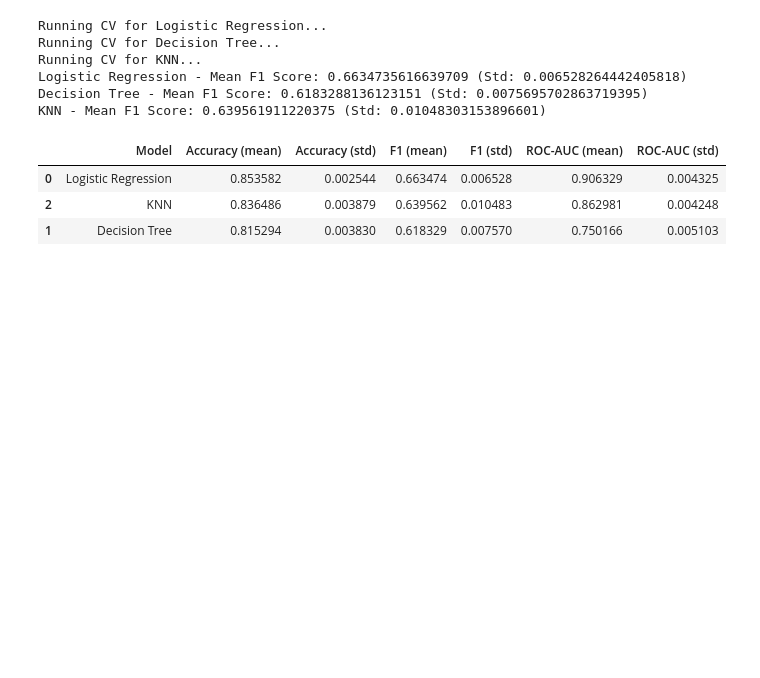
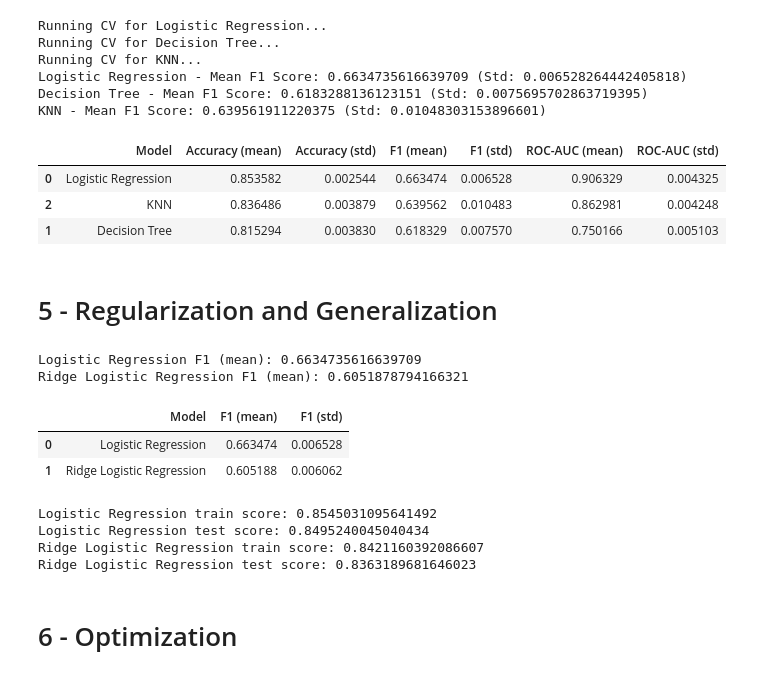
Before and after one commit to kiyanzade/adult-income-ml-pipeline, a Jupyter notebook: adult-income-ml.ipynb, the cells around one changed output. Saved outputs shown, nothing was run; the diff lists cells and outputs as text; code cells hidden in the pictures; blank space fills up the shorter version.

```diff
--- a/adult-income-ml.ipynb
+++ b/adult-income-ml.ipynb
@@ -464,3 +464,68 @@ results_df_sorted
 | 0 | Logistic Regression | 0.853582 | 0.002544 | 0.663474 | 0.006528 | 0.906329 | 0.004325 |
 | 2 | KNN | 0.836486 | 0.003879 | 0.639562 | 0.010483 | 0.862981 | 0.004248 |
 | 1 | Decision Tree | 0.815294 | 0.003830 | 0.618329 | 0.007570 | 0.750166 | 0.005103 |
+# %% [markdown]
+<h1> 5 - Regularization and Generalization
+# %%
+from sklearn.linear_model import RidgeClassifier
+
+# Ridge Regularized Logistic Regression pipeline
+ridge_logreg_pipe = Pipeline(steps=[
+    ("preprocess", preprocessor),
+    ("model", RidgeClassifier(alpha=1.0))  # alpha کنترل شدت regularization
+])
+# %%
+# Cross-validation برای مدل‌های Logistic Regression و Ridge
+from sklearn.model_selection import cross_val_score
+
+# مدل ساده Logistic Regression
+logreg_pipe = Pipeline(steps=[
+    ("preprocess", preprocessor),
+    ("model", LogisticRegression(max_iter=1000, random_state=RANDOM_SEED))
+])
+
+# ارزیابی هر دو مدل با استفاده از cross-validation
+logreg_scores = cross_val_score(logreg_pipe, X_train, y_train_encoded, cv=5, scoring='f1')
+ridge_scores = cross_val_score(ridge_logreg_pipe, X_train, y_train_encoded, cv=5, scoring='f1')
+
+print("Logistic Regression F1 (mean):", logreg_scores.mean())
+print("Ridge Logistic Regression F1 (mean):", ridge_scores.mean())
+# %% [output]
+Logistic Regression F1 (mean): 0.6634735616639709
+Ridge Logistic Regression F1 (mean): 0.6051878794166321
+# %%
+# مقایسه نتایج بین مدل ساده و مدل Ridge
+comparison_results = {
+    "Model": ["Logistic Regression", "Ridge Logistic Regression"],
+    "F1 (mean)": [logreg_scores.mean(), ridge_scores.mean()],
+    "F1 (std)": [logreg_scores.std(), ridge_scores.std()]
+}
+
+comparison_df = pd.DataFrame(comparison_results)
+
+comparison_df
+# %% [output]
+|  | Model | F1 (mean) | F1 (std) |
+| 0 | Logistic Regression | 0.663474 | 0.006528 |
+| 1 | Ridge Logistic Regression | 0.605188 | 0.006062 |
+# %%
+# نتایج مدل‌ها روی داده‌های آموزشی و تست
+logreg_train_score = logreg_pipe.fit(X_train, y_train_encoded).score(X_train, y_train_encoded)
+logreg_test_score = logreg_pipe.score(X_test, y_test_encoded)
+
+ridge_train_score = ridge_logreg_pipe.fit(X_train, y_train_encoded).score(X_train, y_train_encoded)
+ridge_test_score = ridge_logreg_pipe.score(X_test, y_test_encoded)
+
+print("Logistic Regression train score:", logreg_train_score)
+print("Logistic Regression test score:", logreg_test_score)
+
+print("Ridge Logistic Regression train score:", ridge_train_score)
+print("Ridge Logistic Regression test score:", ridge_test_score)
+# %% [output]
+Logistic Regression train score: 0.8545031095641492
+Logistic Regression test score: 0.8495240045040434
+Ridge Logistic Regression train score: 0.8421160392086607
+Ridge Logistic Regression test score: 0.8363189681646023
+# %% [markdown]
+
+<h1> 6 - Optimization
```
Also changed, not shown: parts of 11 cells of this notebook.
